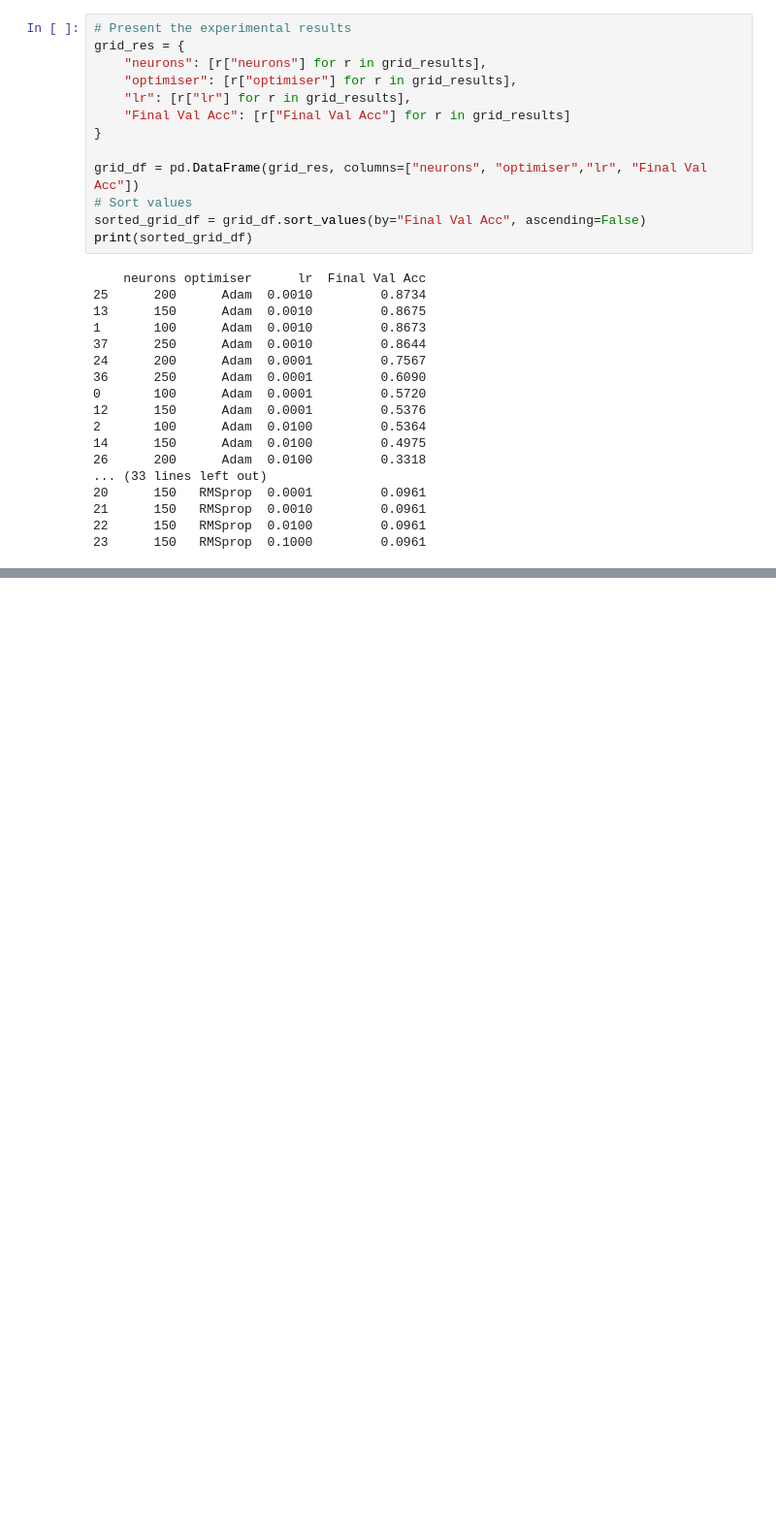
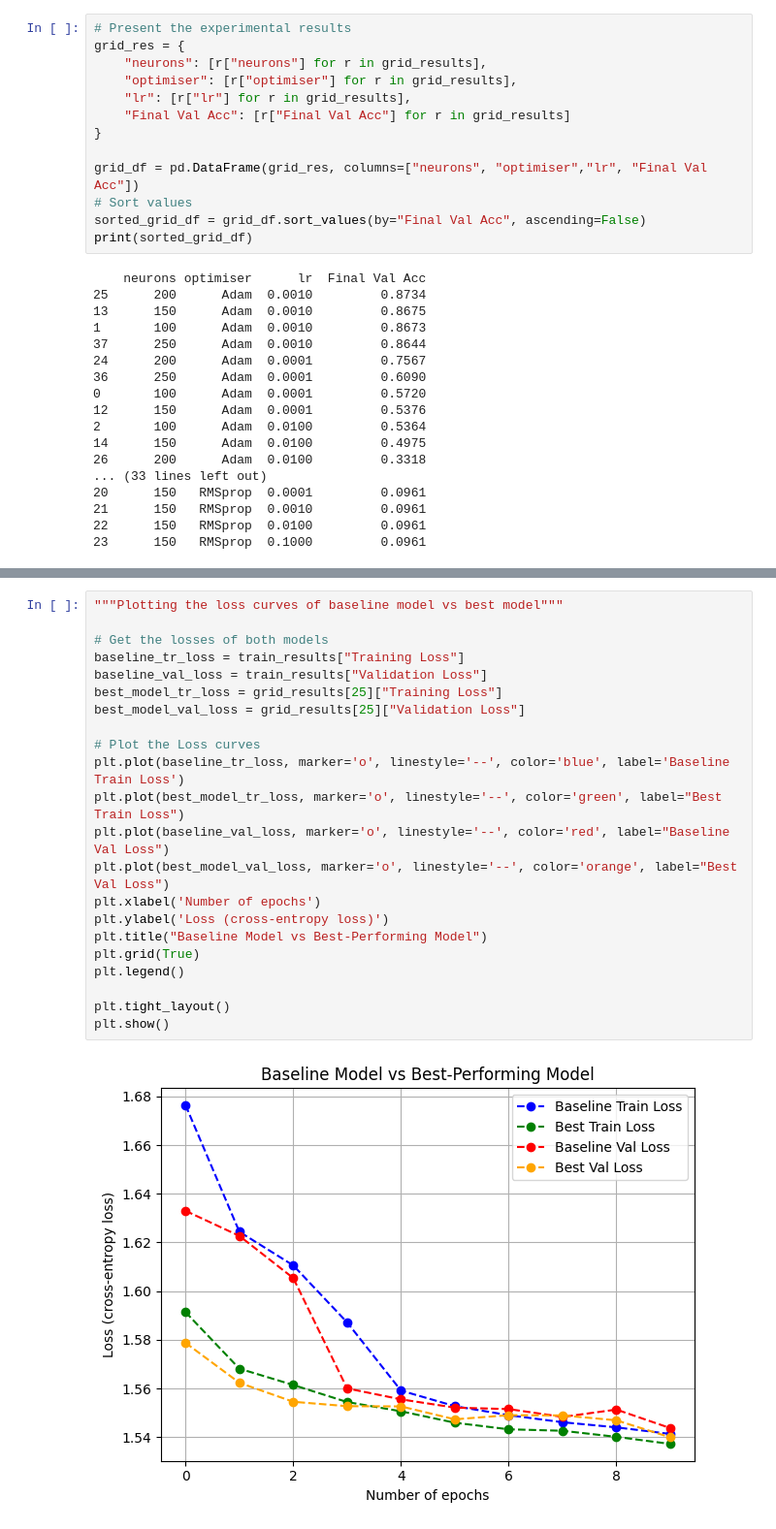
Before and after one commit to traceyomphile/CSC2042S-Neural-Network, a Jupyter notebook: Neural Network.ipynb, the cells around one changed output, grey strips where cells are left out. Shown at 97% size. Saved outputs shown, nothing was run; the diff lists cells and outputs as text; blank space fills up the shorter version.

```diff
--- a/Neural Network.ipynb
+++ b/Neural Network.ipynb
@@ -468,0 +469,24 @@ plt.show()
+# %%
+"""Plotting the loss curves of baseline model vs best model"""
+
+# Get the losses of both models
+baseline_tr_loss = train_results["Training Loss"]
+baseline_val_loss = train_results["Validation Loss"]
+best_model_tr_loss = grid_results[25]["Training Loss"]
+best_model_val_loss = grid_results[25]["Validation Loss"]
+
+# Plot the Loss curves
+plt.plot(baseline_tr_loss, marker='o', linestyle='--', color='blue', label='Baseline Train Loss')
+plt.plot(best_model_tr_loss, marker='o', linestyle='--', color='green', label="Best Train Loss")
+plt.plot(baseline_val_loss, marker='o', linestyle='--', color='red', label="Baseline Val Loss")
+plt.plot(best_model_val_loss, marker='o', linestyle='--', color='orange', label="Best Val Loss")
+plt.xlabel('Number of epochs')
+plt.ylabel('Loss (cross-entropy loss)')
+plt.title("Baseline Model vs Best-Performing Model")
+plt.grid(True)
+plt.legend()
+
+plt.tight_layout()
+plt.show()
+# %% [output]
+[figure, added]
```
Also changed, not shown: parts of 2 cells of this notebook.
